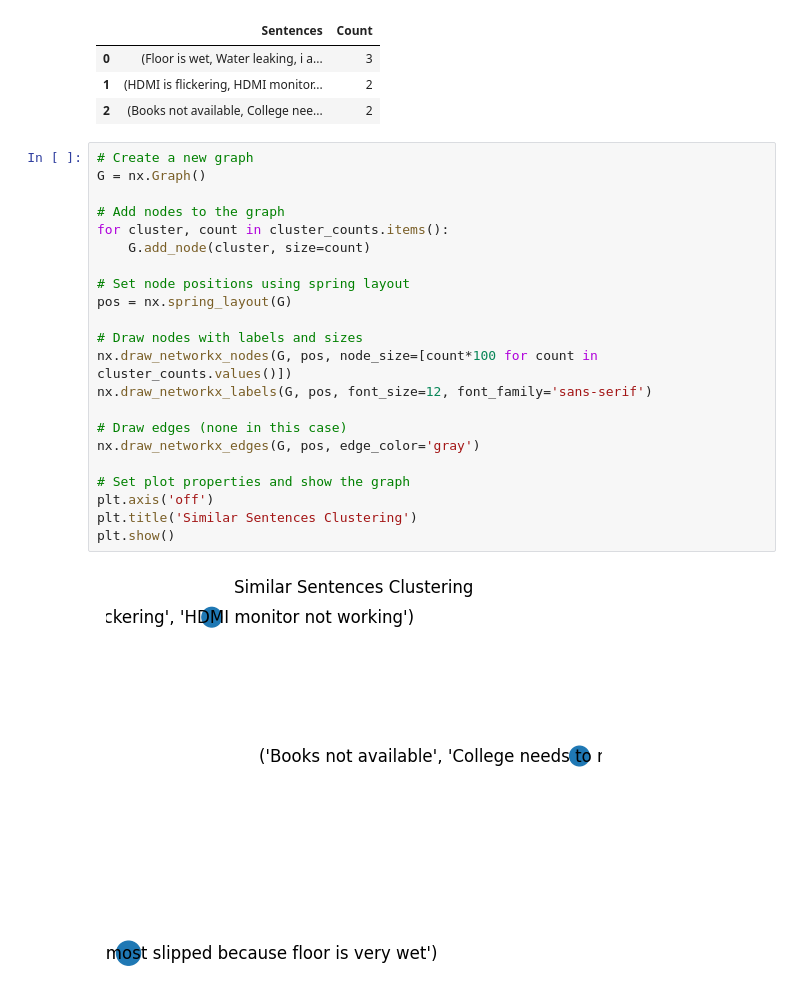
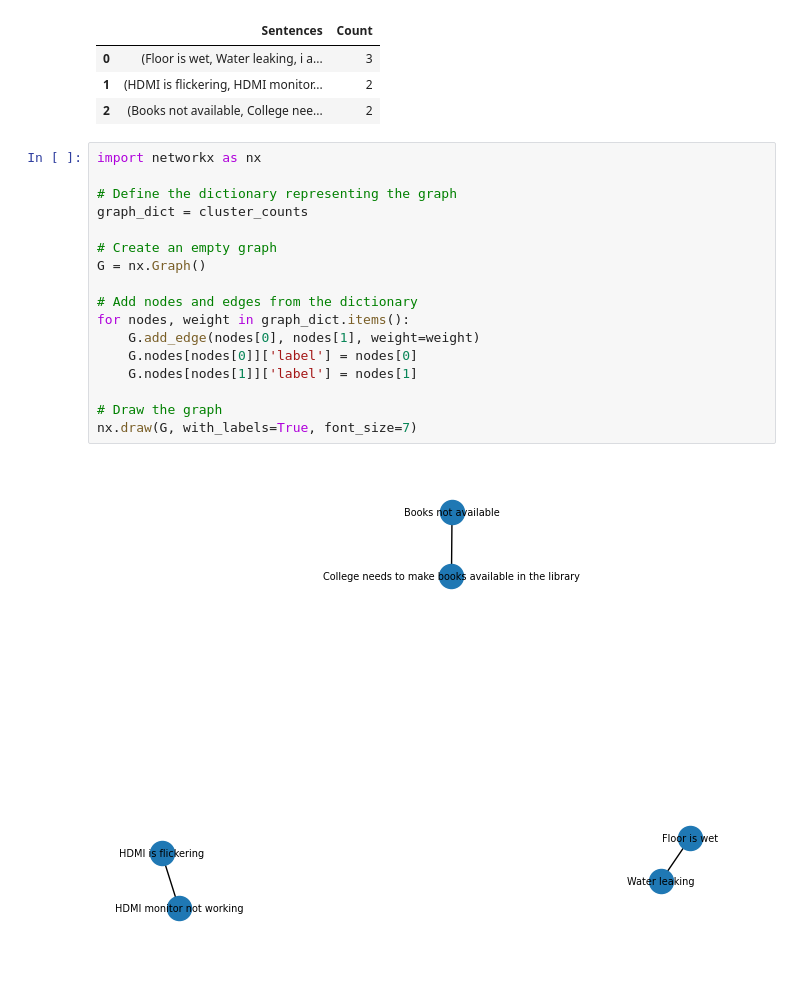
Before and after one commit to akashadhikari/sentence_similarity, a Jupyter notebook: sentence_similarity.ipynb, the cells around one changed output. Cells and saved outputs as stored; diff of their text form.

Commit message:
change graph type

```diff
--- a/sentence_similarity.ipynb
+++ b/sentence_similarity.ipynb
@@ -196,27 +196,22 @@ df
 | 0 | (Floor is wet, Water leaking, i a... | 3 |
 | 1 | (HDMI is flickering, HDMI monitor... | 2 |
 | 2 | (Books not available, College nee... | 2 |
-# %%
-# Create a new graph
-G = nx.Graph()
-
-# Add nodes to the graph
-for cluster, count in cluster_counts.items():
-    G.add_node(cluster, size=count)
-
-# Set node positions using spring layout
-pos = nx.spring_layout(G)
-
-# Draw nodes with labels and sizes
-nx.draw_networkx_nodes(G, pos, node_size=[count*100 for count in cluster_counts.values()])
-nx.draw_networkx_labels(G, pos, font_size=12, font_family='sans-serif')
-
-# Draw edges (none in this case)
-nx.draw_networkx_edges(G, pos, edge_color='gray')
-
-# Set plot properties and show the graph
-plt.axis('off')
-plt.title('Similar Sentences Clustering')
-plt.show()
-# %% [output]
-[figure, removed]
+# %%
+import networkx as nx
+
+# Define the dictionary representing the graph
+graph_dict = cluster_counts
+
+# Create an empty graph
+G = nx.Graph()
+
+# Add nodes and edges from the dictionary
+for nodes, weight in graph_dict.items():
+    G.add_edge(nodes[0], nodes[1], weight=weight)
+    G.nodes[nodes[0]]['label'] = nodes[0]
+    G.nodes[nodes[1]]['label'] = nodes[1]
+
+# Draw the graph
+nx.draw(G, with_labels=True, font_size=7)
+# %% [output]
+[figure, added]
```
